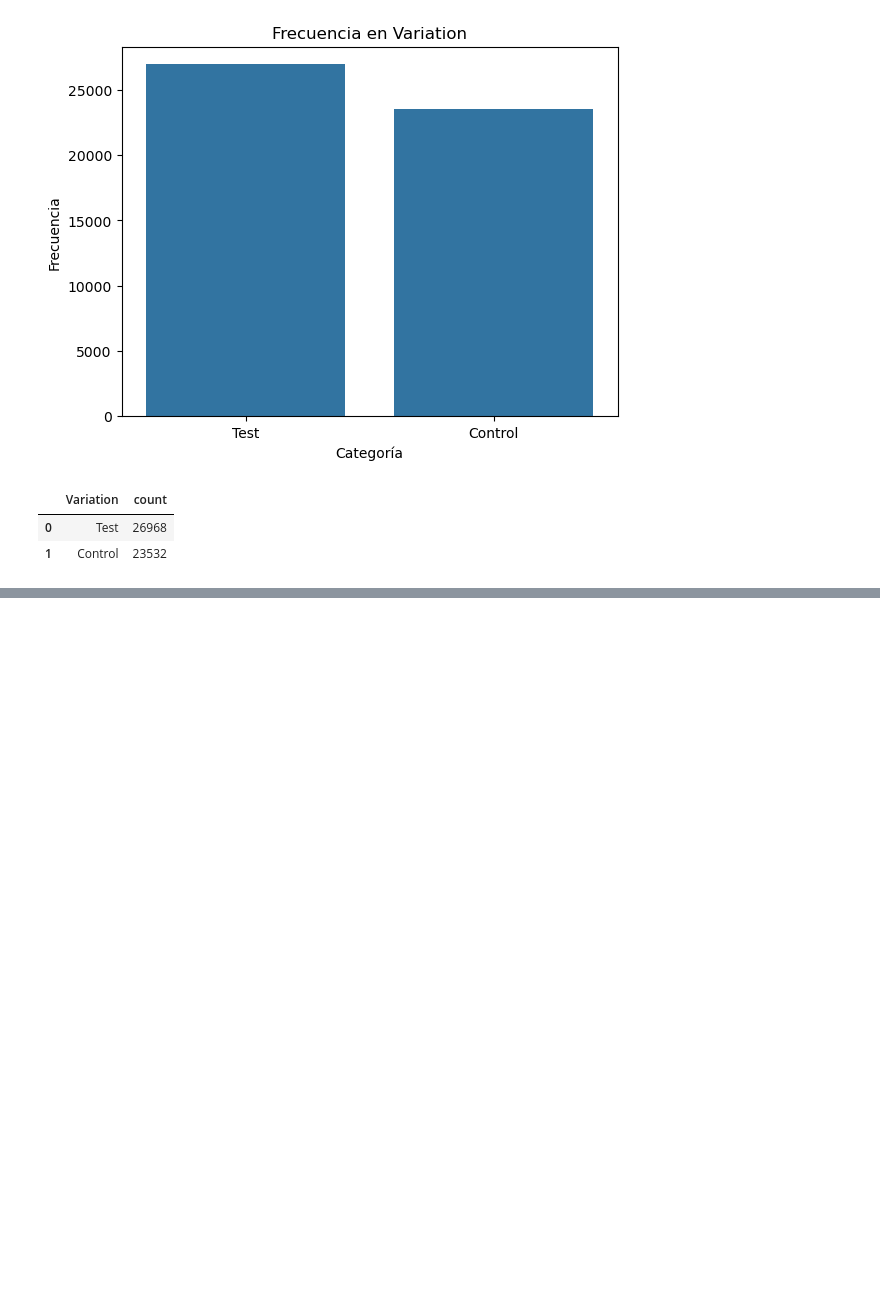
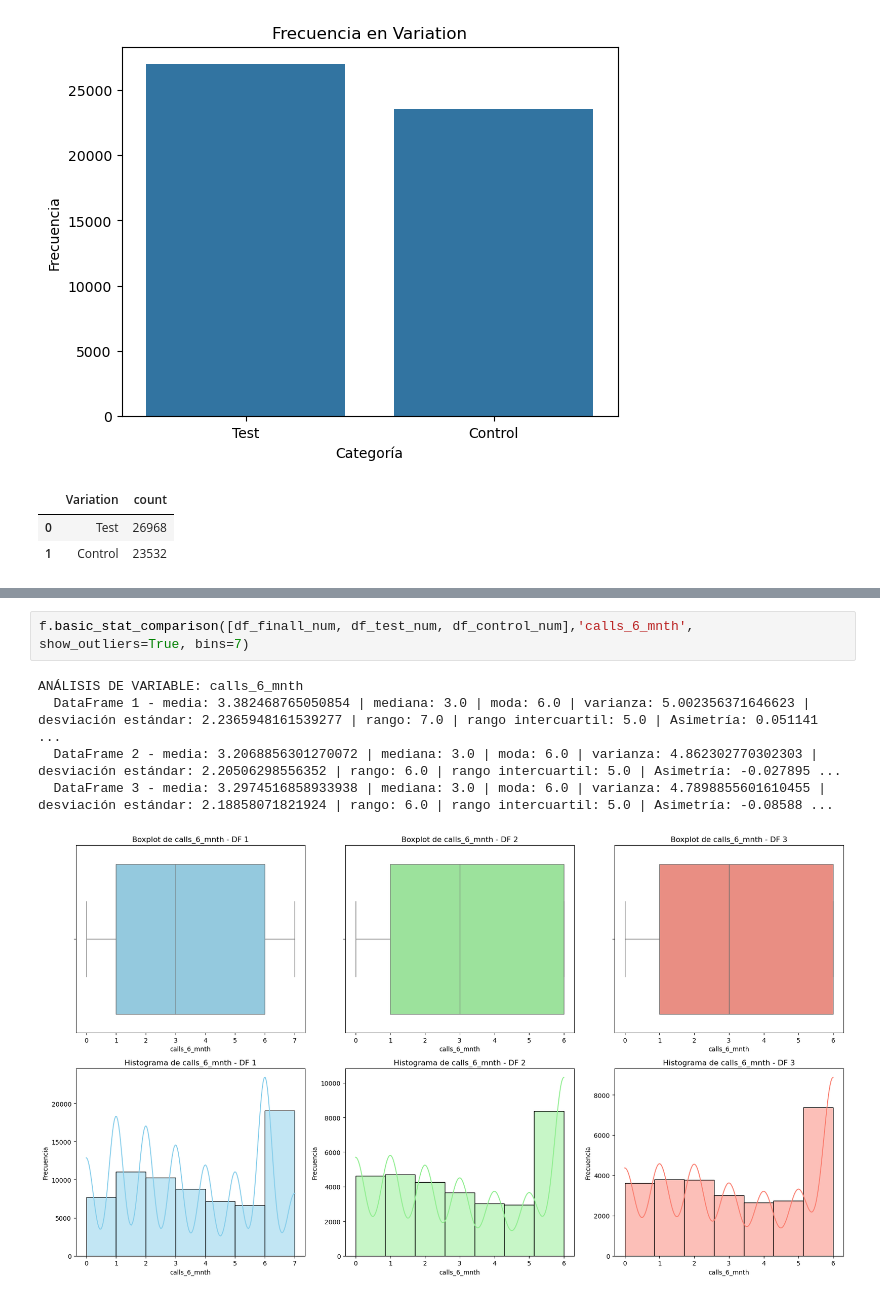
Before and after one commit to estcr/IH-Bank, a Jupyter notebook: main_gerardo.ipynb, the cells around one changed output, grey strips where cells are left out. Cells and saved outputs as stored; diff of their text form; blank space fills up the shorter version.

```diff
--- a/main_gerardo.ipynb
+++ b/main_gerardo.ipynb
@@ -244,0 +330,8 @@ df_pt2.head()
+# %%
+f.basic_stat_comparison([df_finall_num, df_test_num, df_control_num],'calls_6_mnth', show_outliers=True, bins=7)
+# %% [output]
+ANÁLISIS DE VARIABLE: calls_6_mnth
+  DataFrame 1 - media: 3.382468765050854 | mediana: 3.0 | moda: 6.0 | varianza: 5.002356371646623 | desviación estándar: 2.2365948161539277 | rango: 7.0 | rango intercuartil: 5.0 | Asimetría: 0.051141 ...
+  DataFrame 2 - media: 3.2068856301270072 | mediana: 3.0 | moda: 6.0 | varianza: 4.862302770302303 | desviación estándar: 2.20506298556352 | rango: 6.0 | rango intercuartil: 5.0 | Asimetría: -0.027895 ...
+  DataFrame 3 - media: 3.2974516858933938 | mediana: 3.0 | moda: 6.0 | varianza: 4.7898855601610455 | desviación estándar: 2.18858071821924 | rango: 6.0 | rango intercuartil: 5.0 | Asimetría: -0.08588 ...
+[figure, added]
```
Also changed, not shown: parts of 29 cells of this notebook, 5 other files.
